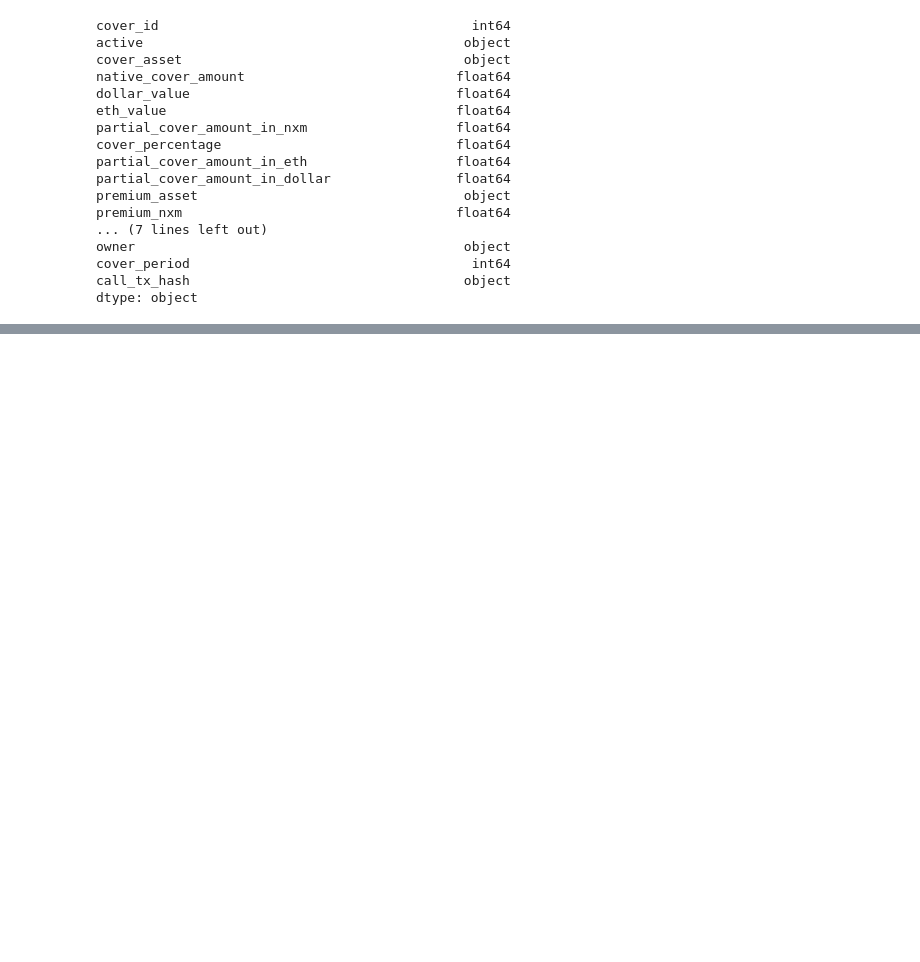
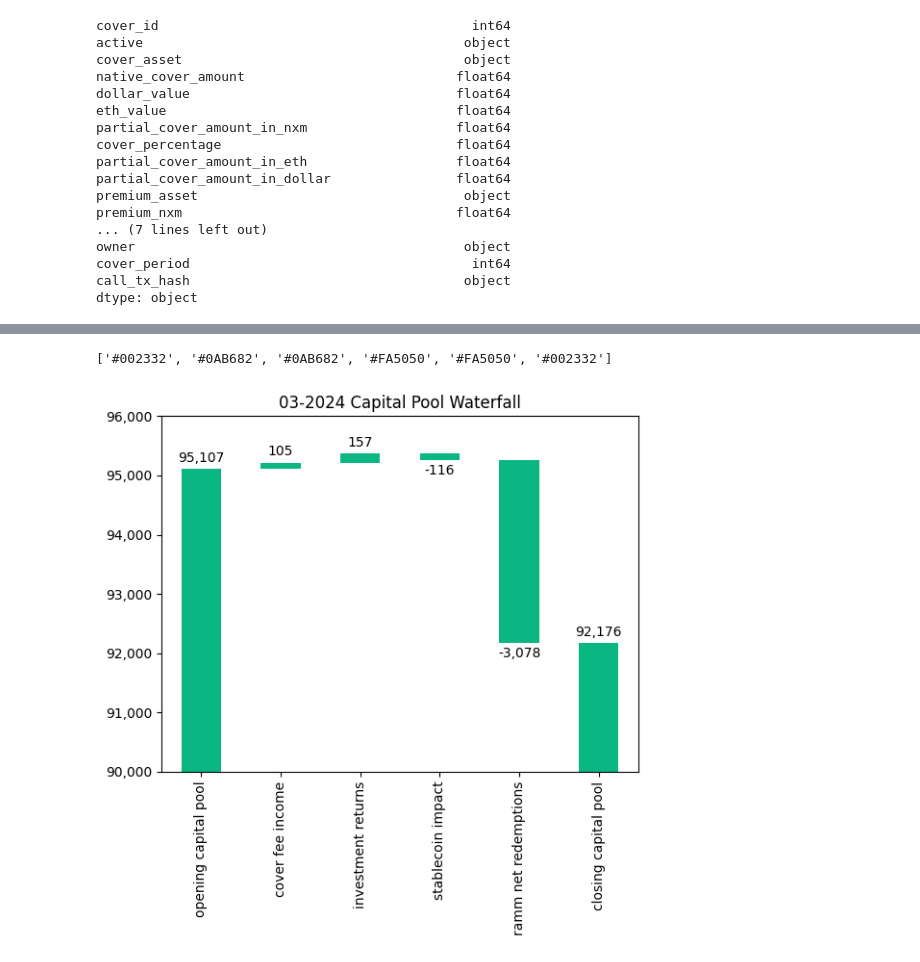
Before and after one commit to rmelbardis/InvestmentMonitoring, a Jupyter notebook: InvestmentMonitoring.ipynb, the cells around one changed output, grey strips where cells are left out. Saved outputs shown, nothing was run; the diff lists cells and outputs as text; code cells hidden in the pictures; blank space fills up the shorter version.

Commit message:
cap pool waterfall chart

```diff
--- a/InvestmentMonitoring.ipynb
+++ b/InvestmentMonitoring.ipynb
@@ -306,0 +328,3 @@ Based on average Capital Pool amount over the monthly period
+# %%
+df_shift = df_waterfall.amount.cumsum().shift(1).fillna(0)
+df_shift
@@ -306,0 +384,2 @@ Based on average Capital Pool amount over the monthly period
+# %%
+df_shift.loc['closing capital pool'] = 0
@@ -306,0 +396,50 @@ Based on average Capital Pool amount over the monthly period
+# %%
+waterfall_colours = []
+cap_color = '#002332'
+pos_color = '#0AB682'
+neg_color = '#FA5050'
+waterfall_colours.append(cap_color)
+
+for i in df_waterfall['amount'][1:-1]:
+    if i >= 0:
+        waterfall_colours.append(pos_color)
+    else:
+        waterfall_colours.append(neg_color)
+
+waterfall_colours.append(cap_color)
+waterfall_colours
+# %% [output]
+['#002332', '#0AB682', '#0AB682', '#FA5050', '#FA5050', '#002332']
+# %%
+# set limits on chart manually
+bottom = 90_000
+top = 96_000
+
+# create waterfall plot
+waterfall_plot = df_waterfall.plot.bar(stacked=True, bottom=df_shift,
+                                   legend=None, color=pos_color, title=f'{valn_date_str[-7:]} Capital Pool Waterfall')
+waterfall_plot.set_ylim(bottom=bottom, top=top)
+
+# change format of tick values
+tick_vals = waterfall_plot.get_yticks()
+waterfall_plot.set_yticklabels(['{:,.0f}'.format(x) for x in tick_vals])
+
+# label loop for individual items
+maximum = df_waterfall.max()
+neg_offset = maximum / 400
+pos_offset = maximum / 800
+
+y_height = df_shift
+
+loop = 0
+for index, row in df_waterfall.iterrows():
+    y = y_height[loop] + row['amount']
+    # determine negative or positive offset
+    if row['amount'] > 0:
+        y += pos_offset
+    else:
+        y -= neg_offset
+    waterfall_plot.annotate("{:,.0f}".format(row['amount']), (loop, y), ha="center")
+    loop+=1
+# %% [output]
+[figure, added]
```
Also changed, not shown: parts of 15 cells of this notebook.
